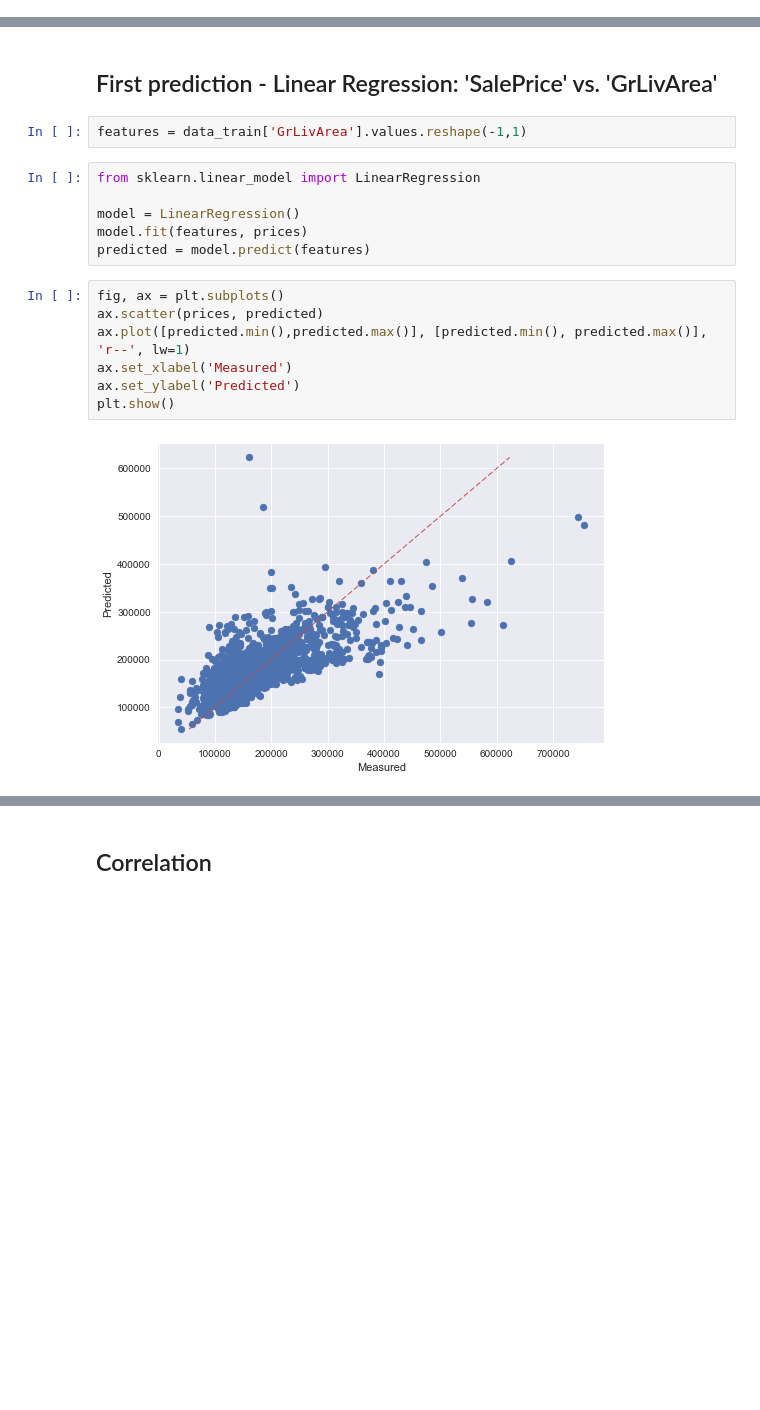
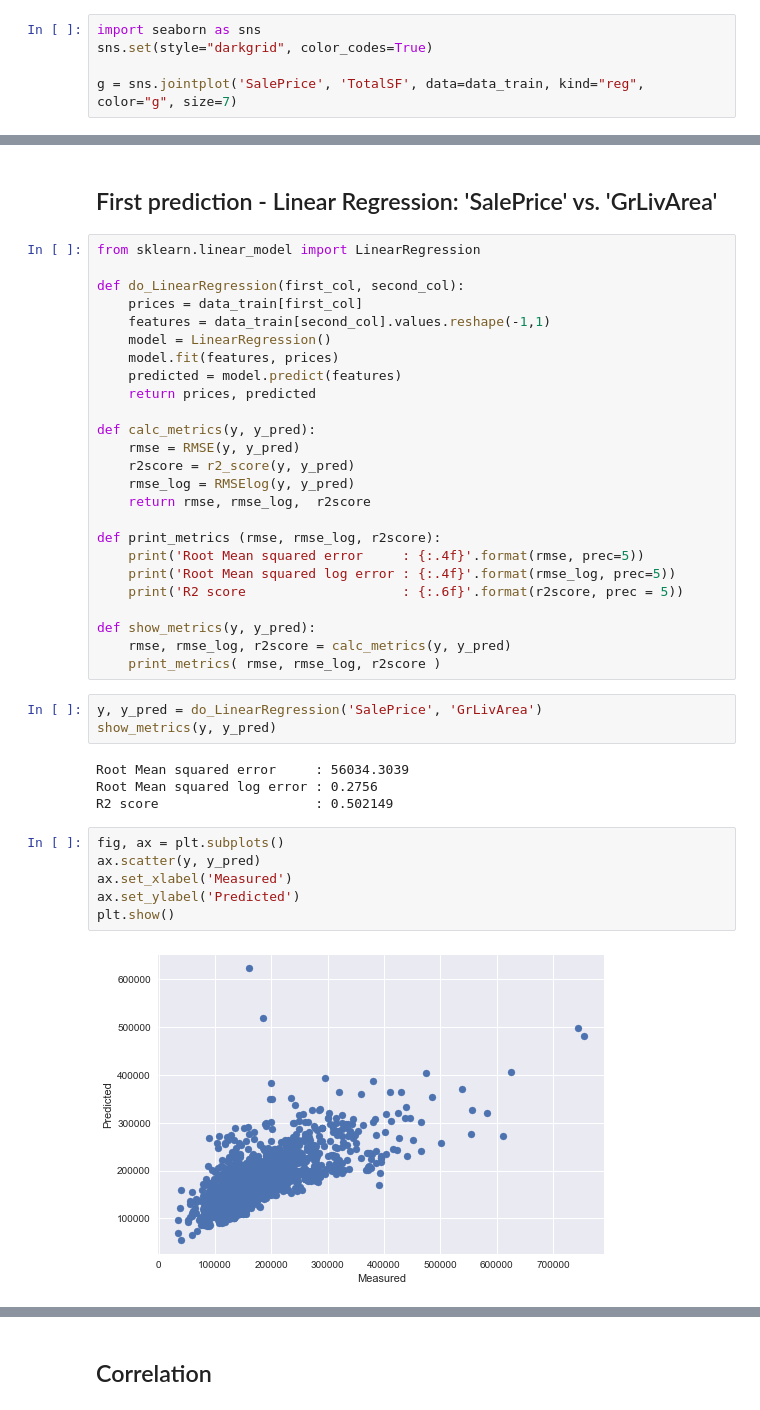
Before and after one commit to jirimanak/capstone-project, a Jupyter notebook: house_price_kaggle.ipynb, the cells around one changed output, grey strips where cells are left out. Cells and saved outputs as stored; diff of their text form; blank space fills up the shorter version.

```diff
--- a/house_price_kaggle.ipynb
+++ b/house_price_kaggle.ipynb
@@ -287,3 +344,8 @@ sns.set(style="darkgrid", color_codes=True)
 g = sns.jointplot('SalePrice', 'GrLivArea', data=data_train, kind="reg", color="r", size=7)
 # %% [output]
 [figure]
+# %%
+import seaborn as sns
+sns.set(style="darkgrid", color_codes=True)
+
+g = sns.jointplot('SalePrice', 'TotalSF', data=data_train, kind="reg", color="g", size=7)
@@ -290,19 +374,42 @@ g = sns.jointplot('SalePrice', 'GrLivArea', data=data_train, kind="reg", color="
 # %% [markdown]
 ## First prediction - Linear Regression: 'SalePrice' vs. 'GrLivArea' ##
-# %%
-features = data_train['GrLivArea'].values.reshape(-1,1)
-# %%
-from sklearn.linear_model import LinearRegression
-
-model = LinearRegression()
-model.fit(features, prices)
-predicted = model.predict(features)
+# %%
+from sklearn.linear_model import LinearRegression
+
+def do_LinearRegression(first_col, second_col):
+    prices = data_train[first_col]
+    features = data_train[second_col].values.reshape(-1,1)
+    model = LinearRegression()
+    model.fit(features, prices)
+    predicted = model.predict(features)
+    return prices, predicted
+
+def calc_metrics(y, y_pred):
+    rmse = RMSE(y, y_pred)
+    r2score = r2_score(y, y_pred)
+    rmse_log = RMSElog(y, y_pred)
+    return rmse, rmse_log,  r2score
+
+def print_metrics (rmse, rmse_log, r2score):
+    print('Root Mean squared error     : {:.4f}'.format(rmse, prec=5))
+    print('Root Mean squared log error : {:.4f}'.format(rmse_log, prec=5))
+    print('R2 score                    : {:.6f}'.format(r2score, prec = 5))
+
+def show_metrics(y, y_pred):
+    rmse, rmse_log, r2score = calc_metrics(y, y_pred)
+    print_metrics( rmse, rmse_log, r2score )
+# %%
+y, y_pred = do_LinearRegression('SalePrice', 'GrLivArea')
+show_metrics(y, y_pred)
+# %% [output]
+Root Mean squared error     : 56034.3039
+Root Mean squared log error : 0.2756
+R2 score                    : 0.502149
 # %%
 fig, ax = plt.subplots()
-ax.scatter(prices, predicted)
-ax.plot([predicted.min(),predicted.max()], [predicted.min(), predicted.max()], 'r--', lw=1)
+ax.scatter(y, y_pred)
 ax.set_xlabel('Measured')
 ax.set_ylabel('Predicted')
 plt.show()
 # %% [output]
-[figure, old version]
+[figure, new version]
```
Also changed, not shown: parts of 95 cells of this notebook, 8 other files.
